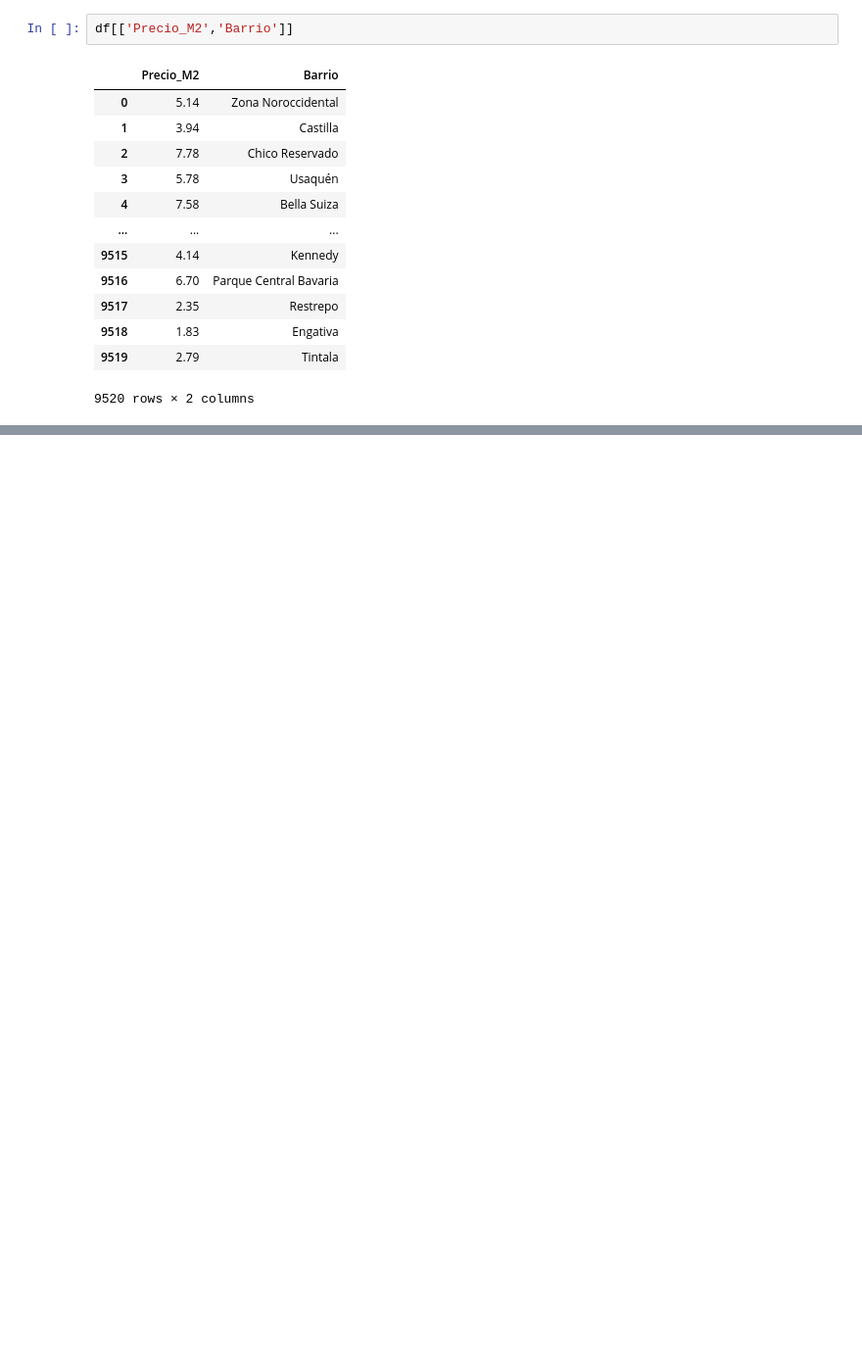
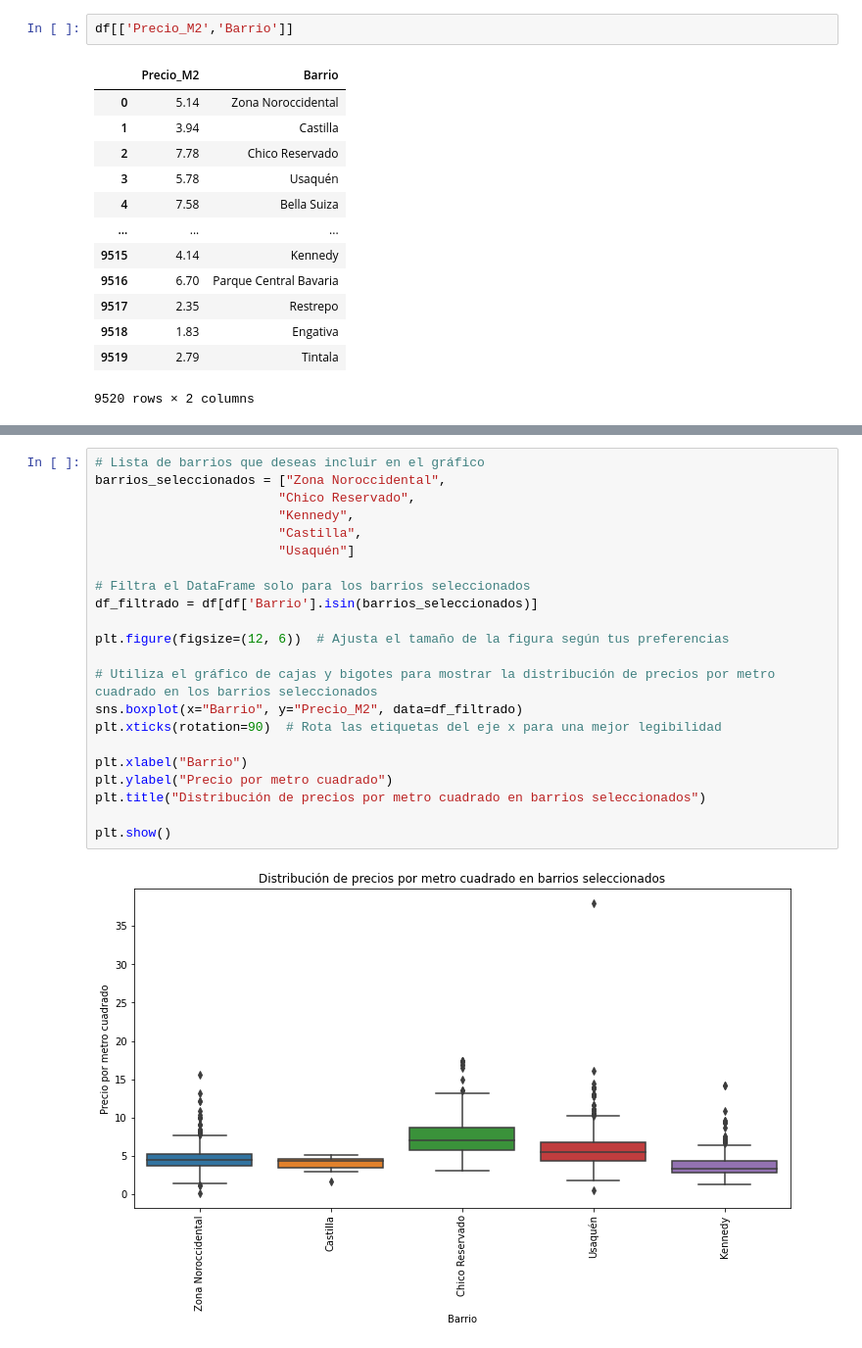
Before and after one commit to ErikLopez04/InmersionDatosPandas, a Jupyter notebook: pandas.ipynb, the cells around one changed output, grey strips where cells are left out. Shown at 98% size. Cells and saved outputs as stored; diff of their text form; blank space fills up the shorter version.

```diff
--- a/pandas.ipynb
+++ b/pandas.ipynb
@@ -529,0 +558,24 @@ df[['Precio_M2','Barrio']]
+# %%
+# Lista de barrios que deseas incluir en el gráfico
+barrios_seleccionados = ["Zona Noroccidental",
+                        "Chico Reservado",
+                        "Kennedy",
+                        "Castilla",
+                        "Usaquén"]
+
+# Filtra el DataFrame solo para los barrios seleccionados
+df_filtrado = df[df['Barrio'].isin(barrios_seleccionados)]
+
+plt.figure(figsize=(12, 6))  # Ajusta el tamaño de la figura según tus preferencias
+
+# Utiliza el gráfico de cajas y bigotes para mostrar la distribución de precios por metro cuadrado en los barrios seleccionados
+sns.boxplot(x="Barrio", y="Precio_M2", data=df_filtrado)
+plt.xticks(rotation=90)  # Rota las etiquetas del eje x para una mejor legibilidad
+
+plt.xlabel("Barrio")
+plt.ylabel("Precio por metro cuadrado")
+plt.title("Distribución de precios por metro cuadrado en barrios seleccionados")
+
+plt.show()
+# %% [output]
+[figure, added]
```
Also changed, not shown: parts of 5 cells of this notebook.
